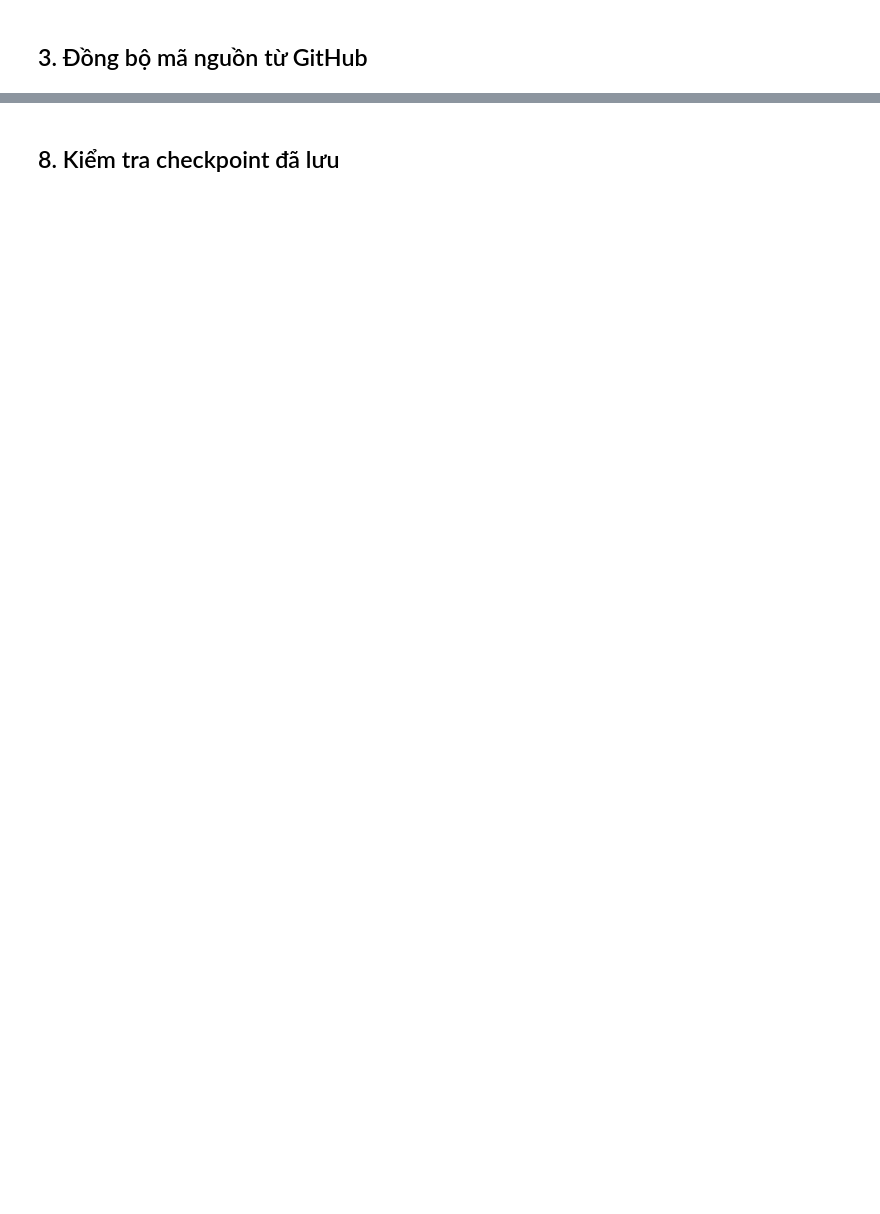
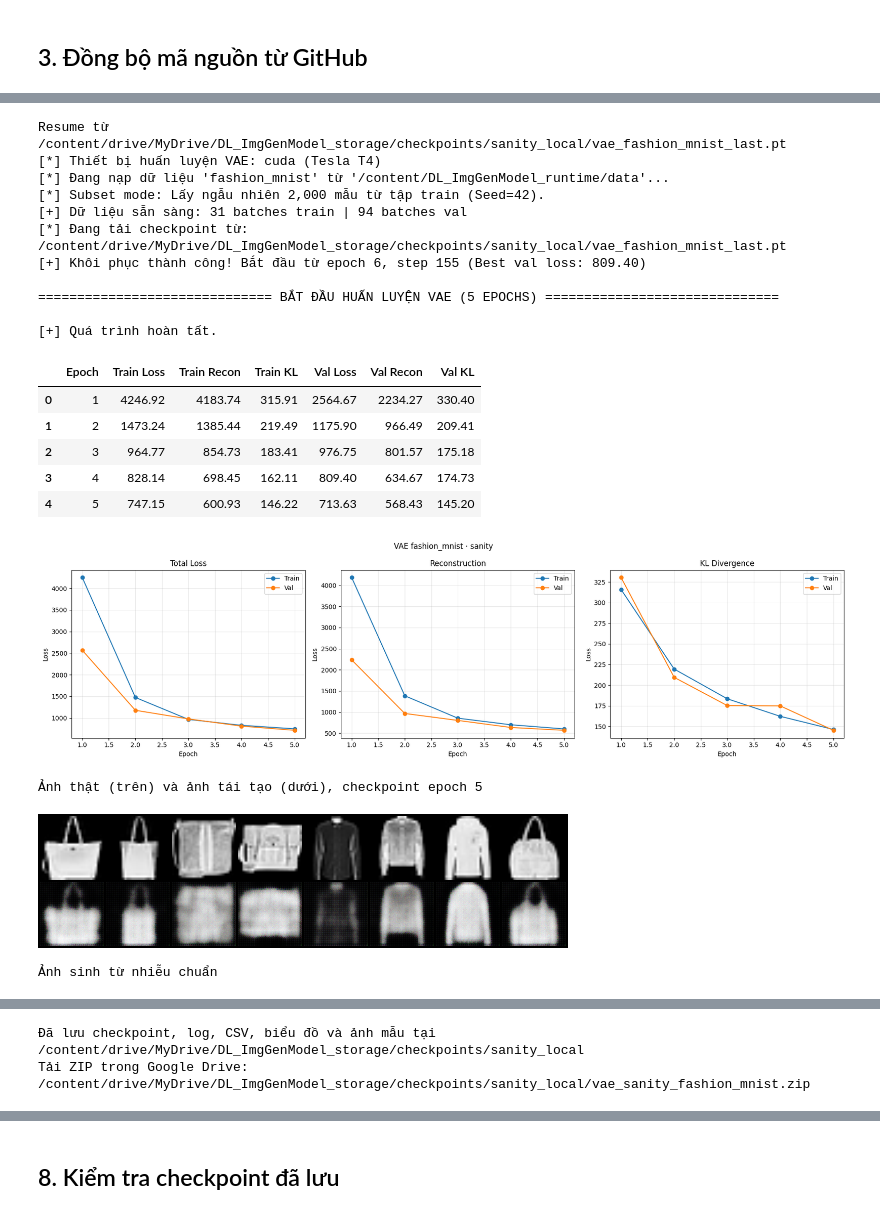
Before and after one commit to lucaspham102/DL_ImgGenModel, a Jupyter notebook: train_colab.ipynb, the cells around one changed output, grey strips where cells are left out. Drawn from its saved outputs; the diff is of its cells as text; code cells hidden in the pictures; blank space fills up the shorter version.

```diff
--- a/train_colab.ipynb
+++ b/train_colab.ipynb
@@ -134,35 +148,0 @@ Checkpoint gần nhất được tự động dùng để resume. Đặt `DATASE
-# %%
-DATASET = 'celeba'
-EPOCHS = 30
-BATCH_SIZE = 128
-LEARNING_RATE = 5e-4
-LATENT_DIM = 128
-KL_WEIGHT = 1.0
-KL_WARMUP_EPOCHS = 10
-SEED = 42
-
-train_command = [
-    sys.executable, 'models/vae/train.py',
-    '--dataset', DATASET,
-    '--data-root', str(DATA_ROOT),
-    '--ckpt-dir', str(CKPT_DIR),
-    '--epochs', str(EPOCHS),
-    '--batch-size', str(BATCH_SIZE),
-    '--lr', str(LEARNING_RATE),
-    '--latent-dim', str(LATENT_DIM),
-    '--kl-weight', str(KL_WEIGHT),
-    '--kl-warmup-epochs', str(KL_WARMUP_EPOCHS),
-    '--seed', str(SEED),
-    '--backend', BACKEND,
-    '--project', WANDB_PROJECT,
-    '--entity', WANDB_ENTITY,
-]
-
-last_checkpoint = CKPT_DIR / f'vae_{DATASET}_last.pt'
-if last_checkpoint.is_file():
-    train_command.extend(['--resume', str(last_checkpoint)])
-    print('Resume từ:', last_checkpoint)
-else:
-    print('Bắt đầu run mới.')
-
-subprocess.run(train_command, cwd=PROJECT_DIR, env=os.environ.copy(), check=True)
@@ -168,0 +324,24 @@ subprocess.run(train_command, cwd=PROJECT_DIR, env=os.environ.copy(), check=True
+# %%
+run_vae("sanity", "fashion_mnist", epochs=5, subset=2000)
+# %% [output]
+Resume từ /content/drive/MyDrive/DL_ImgGenModel_storage/checkpoints/sanity_local/vae_fashion_mnist_last.pt
+[*] Thiết bị huấn luyện VAE: cuda (Tesla T4)
+[*] Đang nạp dữ liệu 'fashion_mnist' từ '/content/DL_ImgGenModel_runtime/data'...
+[*] Subset mode: Lấy ngẫu nhiên 2,000 mẫu từ tập train (Seed=42).
+[+] Dữ liệu sẵn sàng: 31 batches train | 94 batches val
+[*] Đang tải checkpoint từ: /content/drive/MyDrive/DL_ImgGenModel_storage/checkpoints/sanity_local/vae_fashion_mnist_last.pt
+[+] Khôi phục thành công! Bắt đầu từ epoch 6, step 155 (Best val loss: 809.40)
+
+============================== BẮT ĐẦU HUẤN LUYỆN VAE (5 EPOCHS) ==============================
+
+[+] Quá trình hoàn tất.
+|  | Epoch | Train Loss | Train Recon | Train KL | Val Loss | Val Recon | Val KL |
+| 0 | 1 | 4246.92 | 4183.74 | 315.91 | 2564.67 | 2234.27 | 330.40 |
+| 1 | 2 | 1473.24 | 1385.44 | 219.49 | 1175.90 | 966.49 | 209.41 |
+| 2 | 3 | 964.77 | 854.73 | 183.41 | 976.75 | 801.57 | 175.18 |
+| 3 | 4 | 828.14 | 698.45 | 162.11 | 809.40 | 634.67 | 174.73 |
+| 4 | 5 | 747.15 | 600.93 | 146.22 | 713.63 | 568.43 | 145.20 |
+[figure, added]
+Ảnh thật (trên) và ảnh tái tạo (dưới), checkpoint epoch 5
+[figure, added]
+Ảnh sinh từ nhiễu chuẩn
@@ -168,0 +349,2 @@ subprocess.run(train_command, cwd=PROJECT_DIR, env=os.environ.copy(), check=True
+Đã lưu checkpoint, log, CSV, biểu đồ và ảnh mẫu tại /content/drive/MyDrive/DL_ImgGenModel_storage/checkpoints/sanity_local
+Tải ZIP trong Google Drive: /content/drive/MyDrive/DL_ImgGenModel_storage/checkpoints/sanity_local/vae_sanity_fashion_mnist.zip
```
Also changed, not shown: parts of 23 cells of this notebook, 2 other files.
